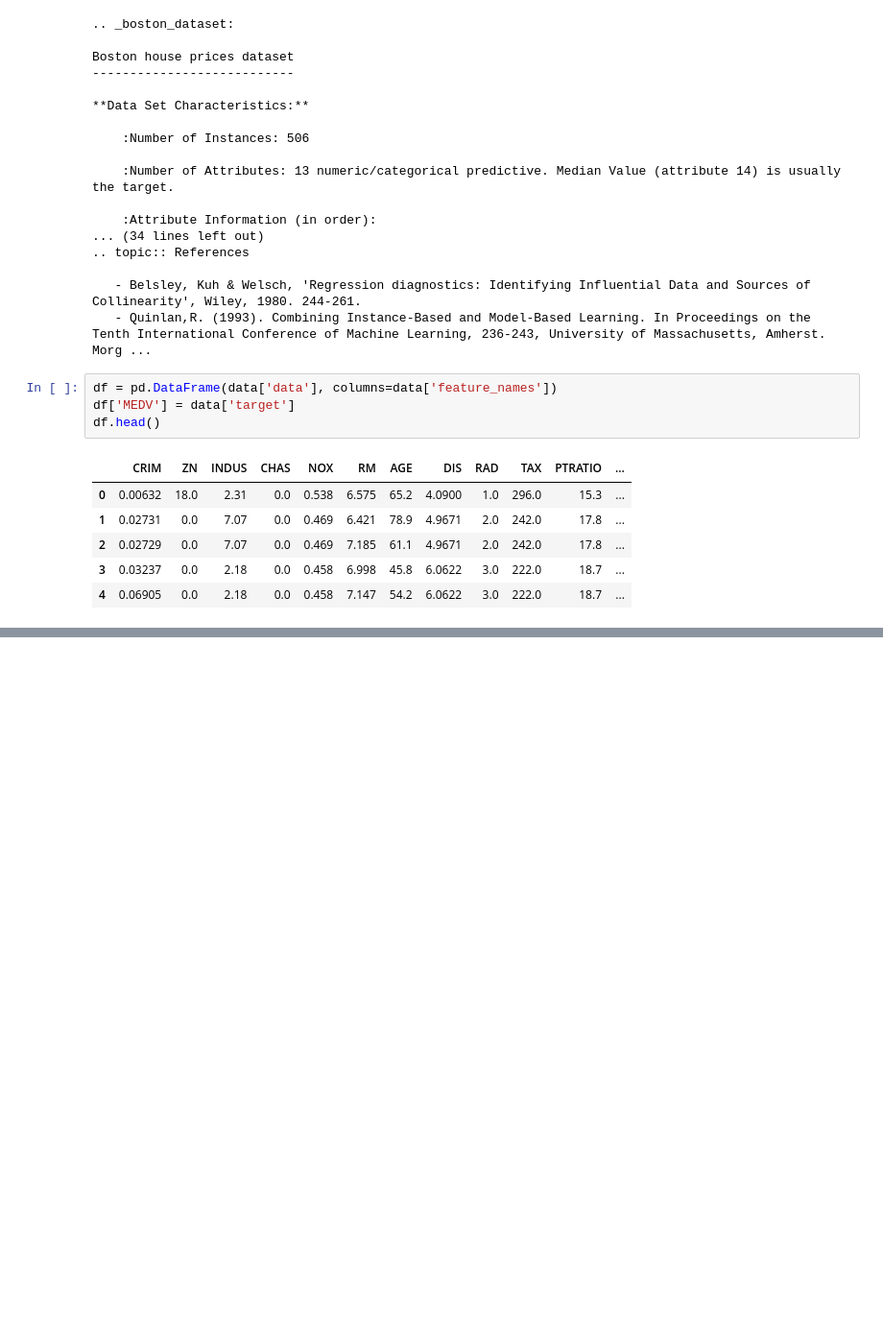
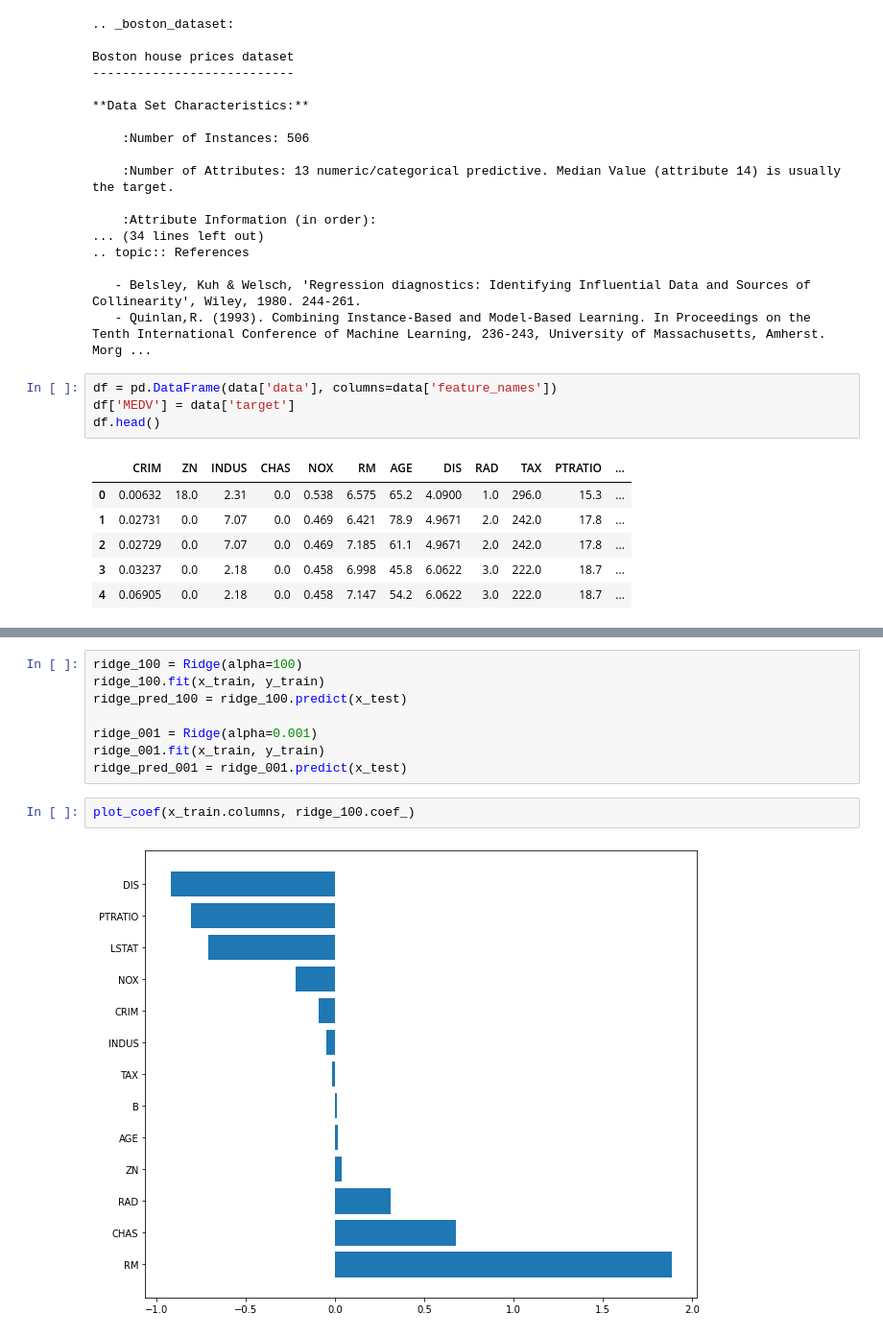
Before and after one commit to Lukaid/my_notebook, a Jupyter notebook: FastCampus/regression_01.ipynb, the cells around one changed output, grey strips where cells are left out. Shown at 96% size. Saved outputs shown, nothing was run; the diff lists cells and outputs as text; blank space fills up the shorter version.

```diff
--- a/FastCampus/regression_01.ipynb
+++ b/FastCampus/regression_01.ipynb
@@ -50,0 +332,12 @@ df.head()
+# %%
+ridge_100 = Ridge(alpha=100)
+ridge_100.fit(x_train, y_train)
+ridge_pred_100 = ridge_100.predict(x_test)
+
+ridge_001 = Ridge(alpha=0.001)
+ridge_001.fit(x_train, y_train)
+ridge_pred_001 = ridge_001.predict(x_test)
+# %%
+plot_coef(x_train.columns, ridge_100.coef_)
+# %% [output]
+[figure, added]
```
Also changed, not shown: parts of 54 cells of this notebook, 1 other file.
